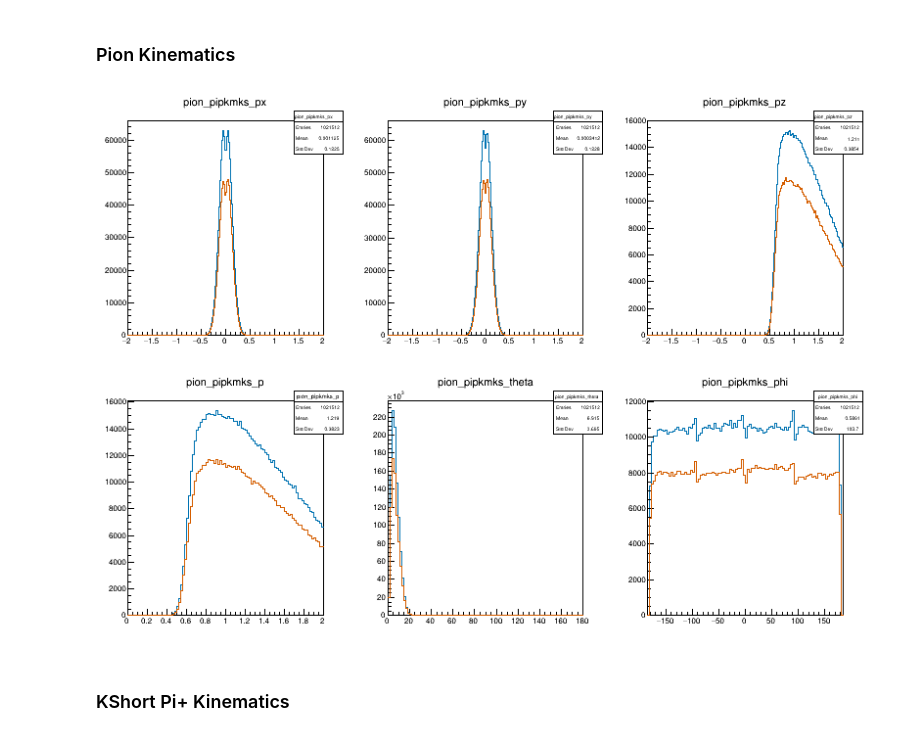
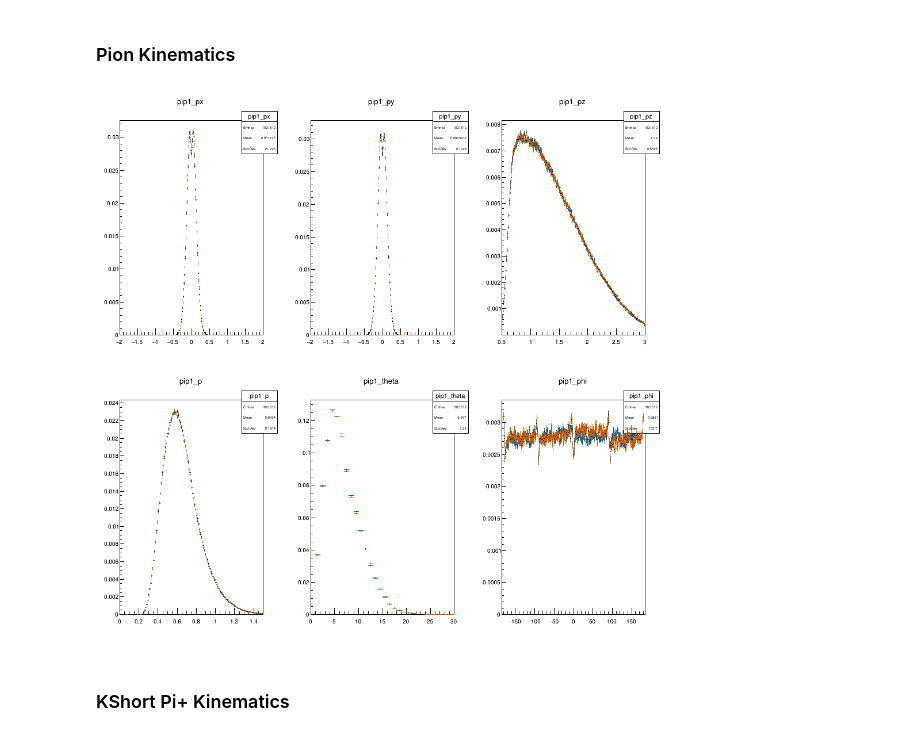
Before and after one commit to tylerviducic/gluex, a Jupyter notebook: scripts/acceptance_study/kinematic_comparison.ipynb, the cells around one changed output. Cells and saved outputs as stored; diff of their text form; code cells hidden in the pictures.

```diff
--- a/scripts/acceptance_study/kinematic_comparison.ipynb
+++ b/scripts/acceptance_study/kinematic_comparison.ipynb
@@ -83,16 +71,18 @@ df_pimkpks = df_pimkpks.Filter(kcuts.KSTAR_ALL_CUT_PIMKPKS)
 # %% [markdown]
 ### Proton Kinematics
 # %%
-c = ROOT.TCanvas("c", "c", 800, 600)
+c = ROOT.TCanvas("c", "c", 1000, 1000)
 c.Divide(3, 2)
 
-proton_hists_pipkmks = plot_kinematics('pipkmks', 'proton', df_pipkmks)
-proton_hists_pimkpks = plot_kinematics('pimkpks', 'proton', df_pimkpks)
+proton_hists_pipkmks = get_kinematics('pipkmks', 'proton', df_pipkmks, pmin=0.0, pzmin=0.0, thetamin=20, thetamax=80)
+proton_hists_pimkpks = get_kinematics('pimkpks', 'proton', df_pimkpks, pmin=0.0, pzmin=0.0, thetamin=20, thetamax=80)
 for i, hist_pipkmks in enumerate(proton_hists_pipkmks):
     c.cd(i+1)
     hist_pimkpks = proton_hists_pimkpks[i]
     hist_pimkpks.SetLineColor(ROOT.TColor.GetColor(constants.COLORBLIND_HEX_DICT['red']))
     hist_pipkmks.SetLineColor(ROOT.TColor.GetColor(constants.COLORBLIND_HEX_DICT['blue']))
+    hist_pipkmks.Scale(1.0/hist_pipkmks.Integral())
+    hist_pimkpks.Scale(1.0/hist_pimkpks.Integral())
     hist_pipkmks.Draw()
     hist_pimkpks.Draw('same')
 c.Draw()
@@ -102,13 +92,15 @@ Warning in <TCanvas::Constructor>: Deleting canvas with same name: c
 # %% [markdown]
 ### Kaon Kinematics
 # %%
-kaon_hists_pipkmks = plot_kinematics('pipkmks', 'kaon', df_pipkmks)
-kaon_hists_pimkpks = plot_kinematics('pimkpks', 'kaon', df_pimkpks)
+kaon_hists_pipkmks = get_kinematics('pipkmks', 'kaon', df_pipkmks, pzmin=1.0, pzmax=6.0, pmin=0.5, pmax=2.2, thetamax=20)
+kaon_hists_pimkpks = get_kinematics('pimkpks', 'kaon', df_pimkpks, pzmin=1.0, pzmax=6.0, pmin=0.5, pmax=2.2, thetamax=20)
 for i, hist_pipkmks in enumerate(kaon_hists_pipkmks):
     c.cd(i+1)
     hist_pimkpks = kaon_hists_pimkpks[i]
     hist_pimkpks.SetLineColor(ROOT.TColor.GetColor(constants.COLORBLIND_HEX_DICT['red']))
     hist_pipkmks.SetLineColor(ROOT.TColor.GetColor(constants.COLORBLIND_HEX_DICT['blue']))
+    hist_pipkmks.Scale(1.0/hist_pipkmks.Integral())
+    hist_pimkpks.Scale(1.0/hist_pimkpks.Integral())
     hist_pipkmks.Draw()
     hist_pimkpks.Draw('same')
 c.Draw()
@@ -117,18 +109,20 @@ c.Draw()
 # %% [markdown]
 ### Pion Kinematics
 # %%
-pion_hists_pipkmks = plot_kinematics('pipkmks', 'pion', df_pipkmks)
-pion_hists_pimkpks = plot_kinematics('pimkpks', 'pion', df_pimkpks)
+pion_hists_pipkmks = get_kinematics('pipkmks', 'pion', df_pipkmks, pzmin=0.5, pzmax=3.0, pmin=0.0, pmax=1.5, thetamax=30)
+pion_hists_pimkpks = get_kinematics('pimkpks', 'pion', df_pimkpks, pzmin=0.5, pzmax=3.0, pmin=0.0, pmax=1.5, thetamax=30)
 for i, hist_pipkmks in enumerate(pion_hists_pipkmks):
     c.cd(i+1)
     hist_pimkpks = pion_hists_pimkpks[i]
     hist_pimkpks.SetLineColor(ROOT.TColor.GetColor(constants.COLORBLIND_HEX_DICT['red']))
     hist_pipkmks.SetLineColor(ROOT.TColor.GetColor(constants.COLORBLIND_HEX_DICT['blue']))
+    hist_pipkmks.Scale(1.0/hist_pipkmks.Integral())
+    hist_pimkpks.Scale(1.0/hist_pimkpks.Integral())
     hist_pipkmks.Draw()
     hist_pimkpks.Draw('same')
 c.Draw()
 # %% [output]
-[figure, old version]
+[figure, new version]
 # %% [markdown]
 ### KShort Pi+ Kinematics
 # %%
```
Also changed, not shown: parts of 6 cells of this notebook.
